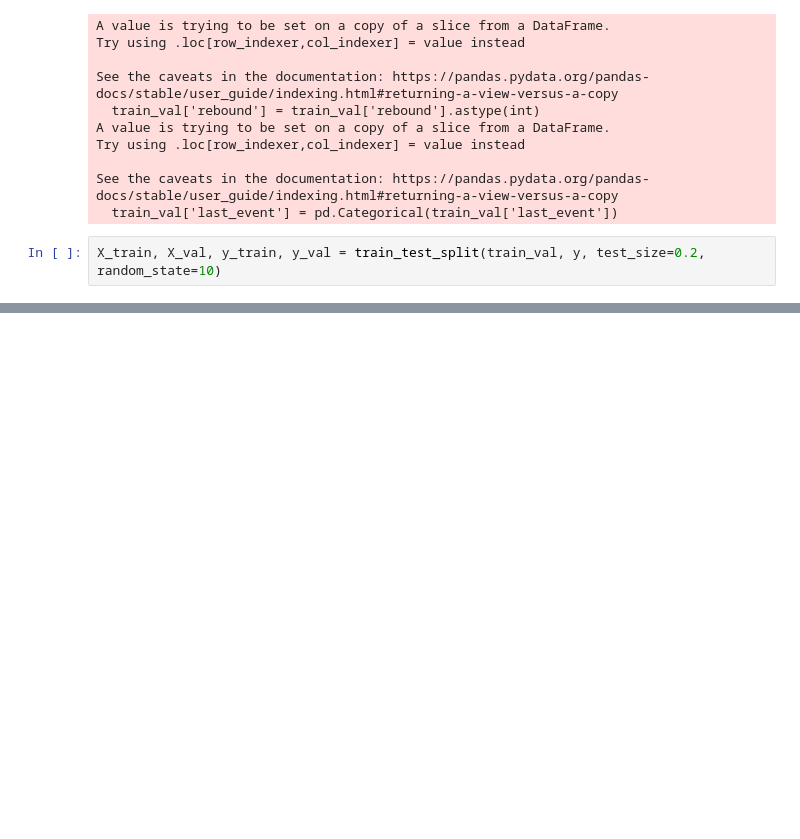
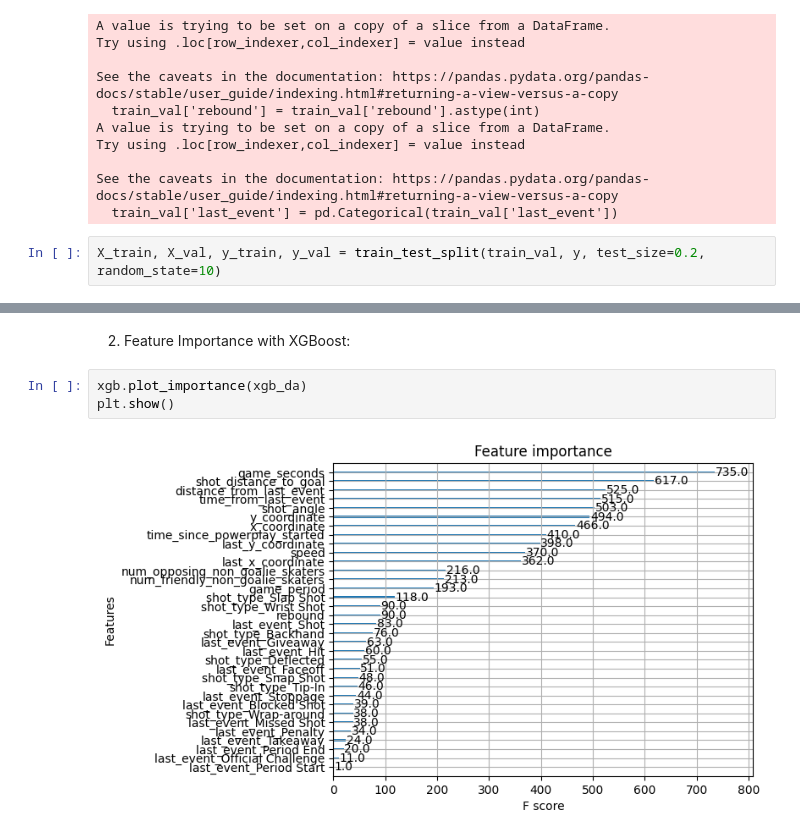
Before and after one commit to mahmoodhegazy/nhl_ds_project, a Jupyter notebook: src/advancemodel.ipynb, the cells around one changed output, grey strips where cells are left out. Drawn from its saved outputs; the diff is of its cells as text; blank space fills up the shorter version.

Commit message:
advancedmodel and featureenginering

```diff
--- a/src/advancemodel.ipynb
+++ b/src/advancemodel.ipynb
@@ -364,0 +495,7 @@ Fitting 3 folds for each of 27 candidates, totalling 81 fits
+# %% [markdown]
+2. Feature Importance with XGBoost:
+# %%
+xgb.plot_importance(xgb_da)
+plt.show()
+# %% [output]
+[figure, added]
```
Also changed, not shown: parts of 67 cells of this notebook, 1 other file.
